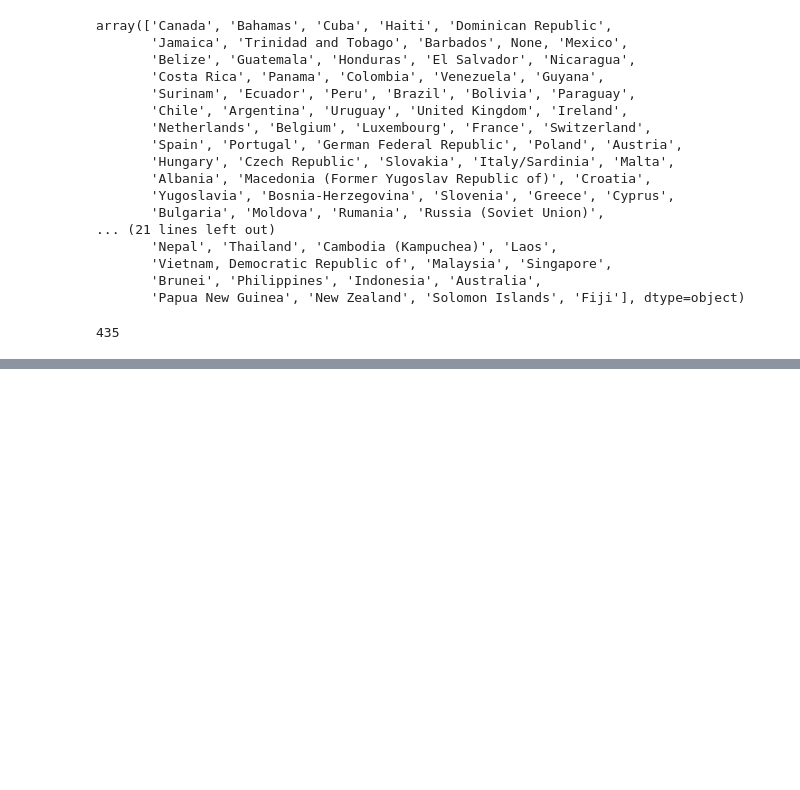
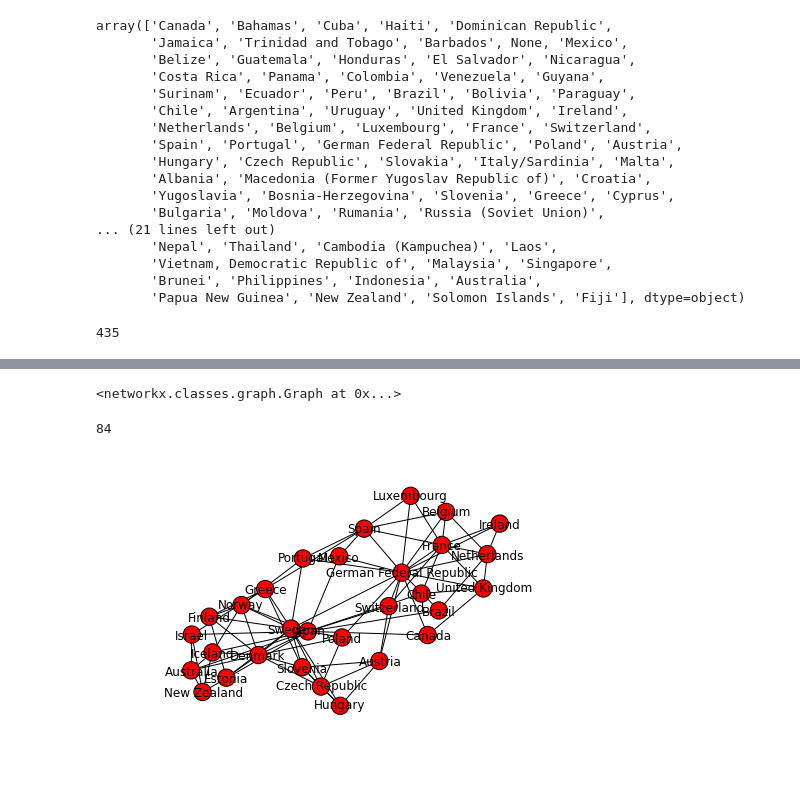
Before and after one commit to jamesporter/InternationalTrade, a Jupyter notebook: process.ipynb, the cells around one changed output, grey strips where cells are left out. Cells and saved outputs as stored; diff of their text form; code cells hidden in the pictures; blank space fills up the shorter version.

```diff
--- a/process.ipynb
+++ b/process.ipynb
@@ -342,4 +342,15 @@ array(['Canada', 'Bahamas', 'Cuba', 'Haiti', 'Dominican Republic',
 len(sg.edges())
 # %% [output]
 435
+# %%
+def top_value(dict_of_weights):
+    weights = []
+    for k,v in dict_of_weights.iteritems():
+        weights.append(v['weight'])
+    if len(weights) > 2:
+        return sorted(weights)[-3] - 0.0001
+    elif len(weights) > 0:
+        return sorted(weights)[0] - 0.0001
+    else:
+        return 0.0
 # %%
@@ -364,0 +379,21 @@ sg['United Kingdom']
+# %%
+refined = nx.Graph()
+
+for n in sg.nodes_iter():
+    nedges = sg[n]
+    min_val = top_value(nedges)
+    for k,v in nedges.iteritems():
+        if v['weight'] > min_val:
+            refined.add_edge(n, k)
+# %%
+refined
+# %% [output]
+<networkx.classes.graph.Graph at 0x...>
+# %%
+len(refined.edges())
+# %% [output]
+84
+# %%
+nx.draw(refined)
+# %% [output]
+[figure, added]
```
Also changed, not shown: parts of 3 cells of this notebook, 2 other files.
